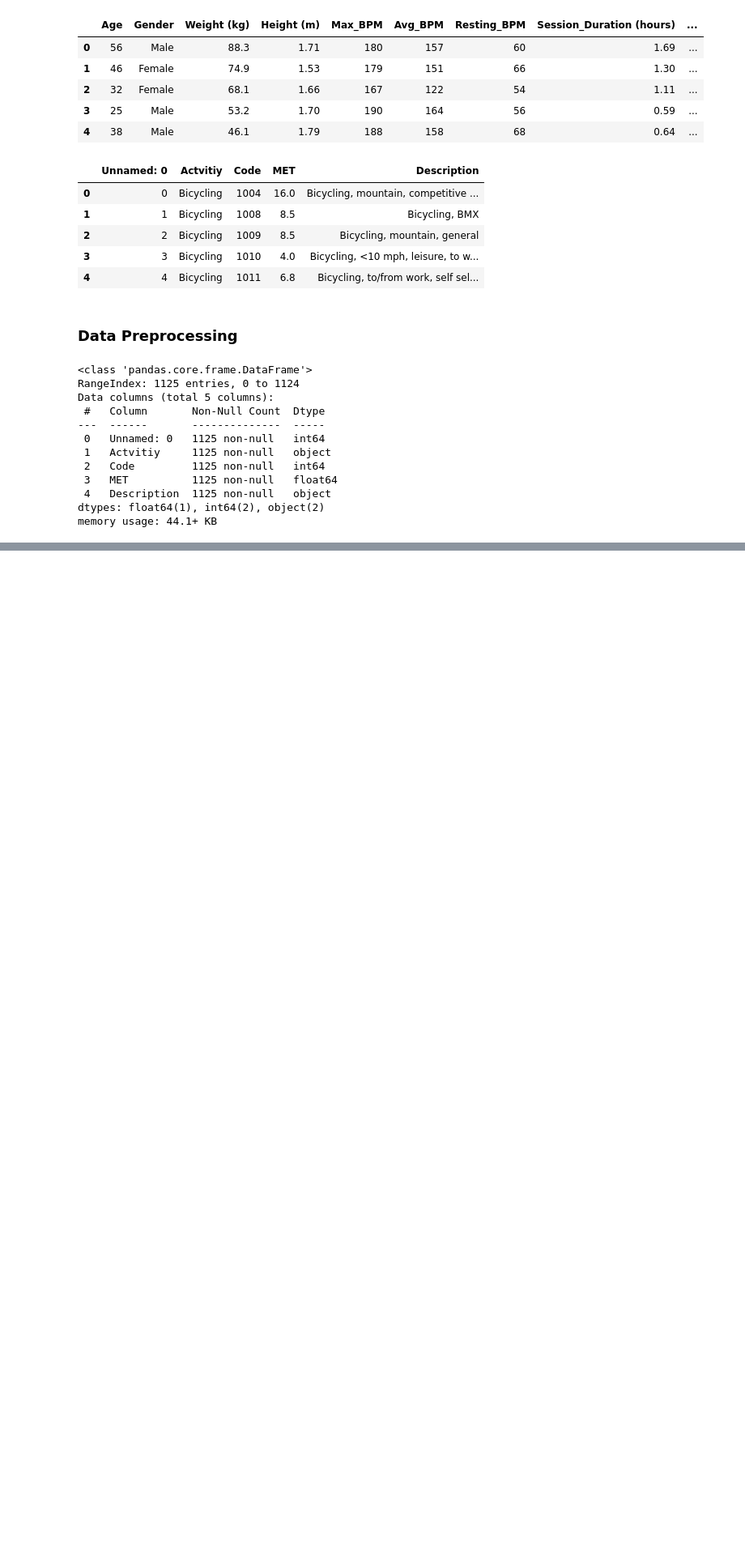
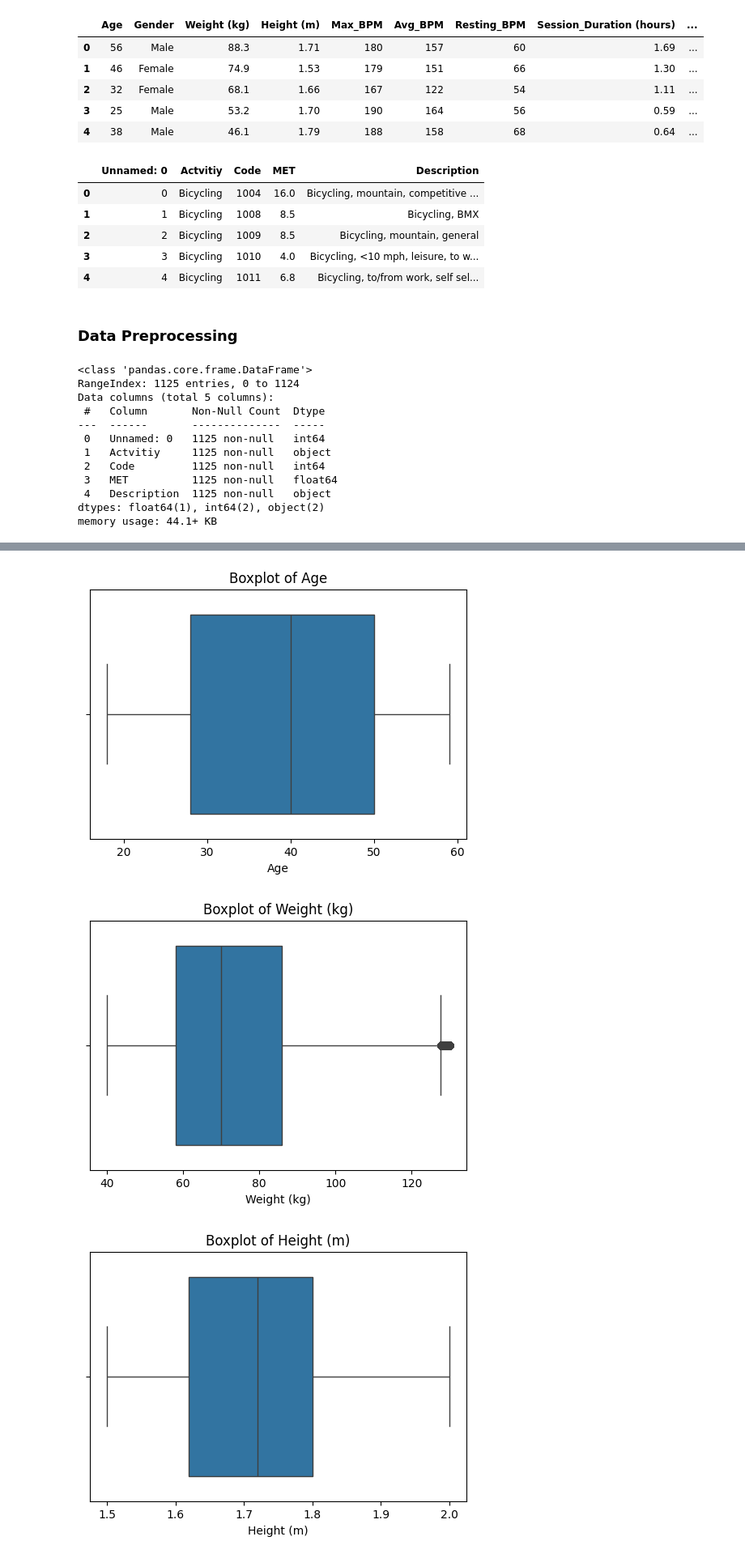
Before and after one commit to Inggrieda/IF3211_Tugas-Besar_Respirasi-Sel-Produksi-ATP, a Jupyter notebook: apps/model/model.ipynb, the cells around one changed output, grey strips where cells are left out. Shown at 81% size. Saved outputs shown, nothing was run; the diff lists cells and outputs as text; code cells hidden in the pictures; blank space fills up the shorter version.

```diff
--- a/apps/model/model.ipynb
+++ b/apps/model/model.ipynb
@@ -61,6 +62,24 @@ df_met.head()
 | 2 | 2 | Bicycling | 1009 | 8.5 | Bicycling, mountain, general | Cardio |
 | 3 | 3 | Bicycling | 1010 | 4.0 | Bicycling, <10 mph, leisure, to w... | Strength |
 | 4 | 4 | Bicycling | 1011 | 6.8 | Bicycling, to/from work, self sel... | Cardio |
+# %%
+remove_activities = [
+    'Inactivity',
+    'Sexual Activity',
+    'Video Games',
+    'Music Playing',
+    'Religious Activities',
+    'Volunteer Activities',
+    'Self Care'
+]
+
+df_met = df_met[~df_met['Activity'].isin(remove_activities)]
+# %%
+df_met['Activity'] = df_met['Activity'].replace({'Home Activities' : 'House Chores', 'Home Repair' : 'House Chores', 'Lawn & Garden' : 'House Chores'})
 # %%
-df_merged = pd.merge(df_exercise, df_met, on='Workout_Type', how='inner', suffixes=('_ex','_met'))
+df_merged_uncleaned = pd.merge(df_exercise, df_met, on='Workout_Type', how='inner', suffixes=('_ex','_met'))
+df_merged = df_merged_uncleaned.drop(df_merged_uncleaned.columns[15], axis=1) #hapus kolom unnamed yg gak dipakai
+df_merged.rename(columns={'Actvitiy':'Activity'}, inplace=True)
+df_merged['Workout_Type'] = df_merged['Workout_Type'].replace({'Yoga': 'Low Strength'})
 df_merged.head()
+df_merged.to_csv('merged_dataset.csv', index=False)
@@ -73,0 +95,11 @@ df_merged.head()
+# %%
+numeric_cols = df_merged.select_dtypes(include=['float64', 'int64']).columns
+for col in numeric_cols:
+    plt.figure(figsize=(6,4))
+    sns.boxplot(x=df_merged[col])
+    plt.title(f'Boxplot of {col}')
+    plt.show()
+# %% [output]
+[figure, added]
+[figure, added]
+[figure, added]
```
Also changed, not shown: parts of 13 cells of this notebook, 1 other file.
